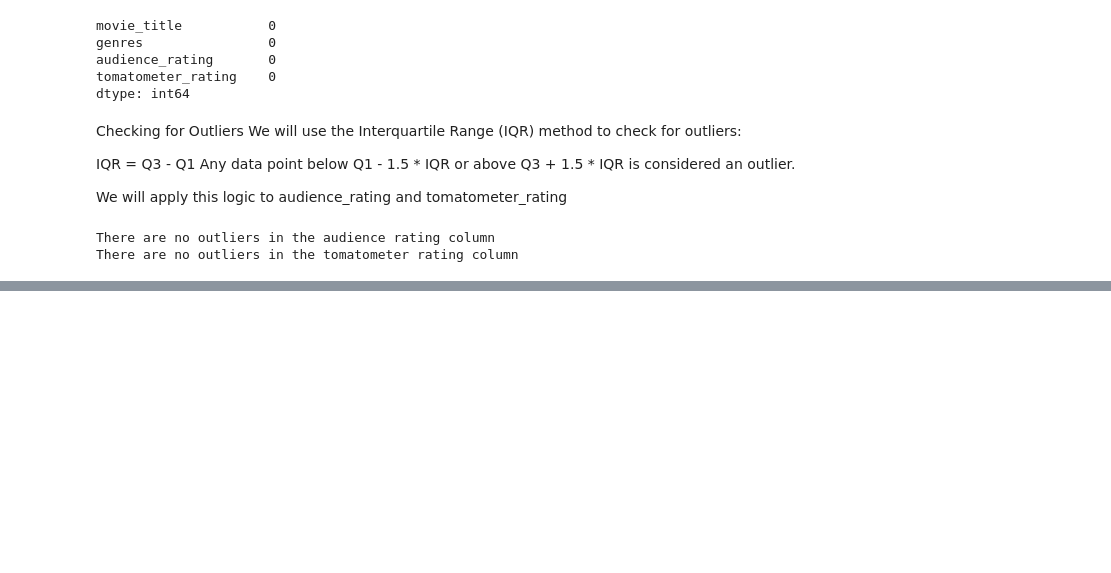
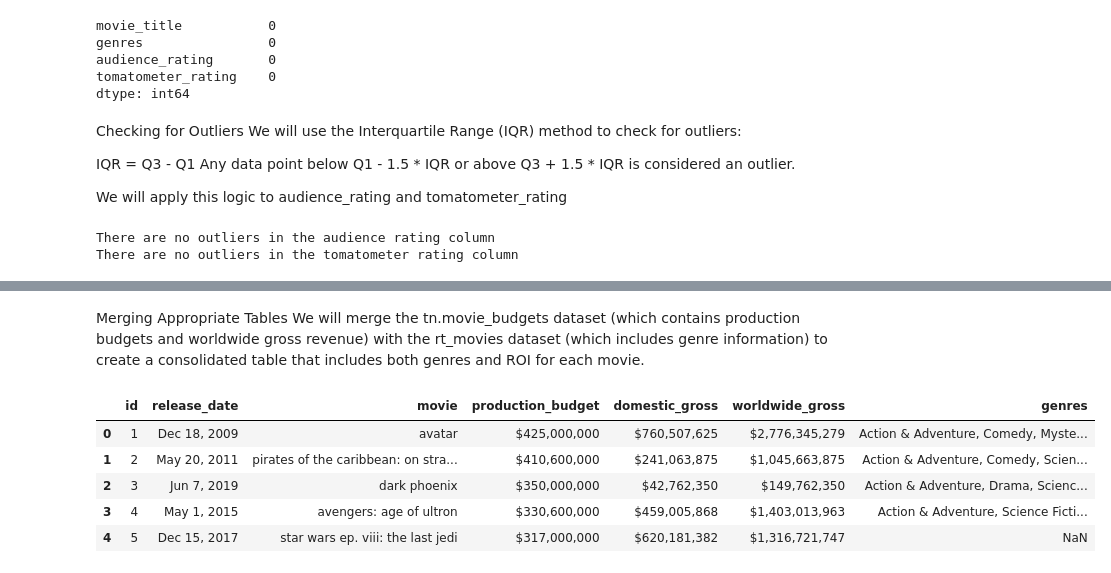
Before and after one commit to Kate-Maina/Phase2_Project_Group2, a Jupyter notebook: index.ipynb, the cells around one changed output, grey strips where cells are left out. Cells and saved outputs as stored; diff of their text form; code cells hidden in the pictures; blank space fills up the shorter version.

```diff
--- a/index.ipynb
+++ b/index.ipynb
@@ -216,0 +284,22 @@ There are no outliers in the tomatometer rating column
+# %% [markdown]
+Merging Appropriate Tables
+We will merge the tn.movie_budgets dataset (which contains production budgets and worldwide gross revenue) with the rt_movies dataset (which includes genre information) to create a consolidated table that includes both genres and ROI for each movie.
+# %%
+# Prepare movie titles for better matching (remove special characters, lower case)
+tn_df['movie'] = tn_df['movie'].str.strip().str.lower()
+rt_df['movie_title'] = rt_df['movie_title'].str.strip().str.lower()
+
+# Merge the datasets on the appropriate columns
+merged_df = tn_df.merge(rt_df[['movie_title', 'genres']], left_on='movie', right_on='movie_title', how='left')
+
+# Drop duplicate movie_title column if you want
+merged_df = merged_df.drop(columns=['movie_title'])
+
+merged_df.head()
+# %% [output]
+|  | id | release_date | movie | production_budget | domestic_gross | worldwide_gross | genres |
+| 0 | 1 | Dec 18, 2009 | avatar | $425,000,000 | $760,507,625 | $2,776,345,279 | Action & Adventure, Comedy, Myste... |
+| 1 | 2 | May 20, 2011 | pirates of the caribbean: on stra... | $410,600,000 | $241,063,875 | $1,045,663,875 | Action & Adventure, Comedy, Scien... |
+| 2 | 3 | Jun 7, 2019 | dark phoenix | $350,000,000 | $42,762,350 | $149,762,350 | Action & Adventure, Drama, Scienc... |
+| 3 | 4 | May 1, 2015 | avengers: age of ultron | $330,600,000 | $459,005,868 | $1,403,013,963 | Action & Adventure, Science Ficti... |
+| 4 | 5 | Dec 15, 2017 | star wars ep. viii: the last jedi | $317,000,000 | $620,181,382 | $1,316,721,747 | NaN |
```
Also changed, not shown: parts of 16 cells of this notebook.
